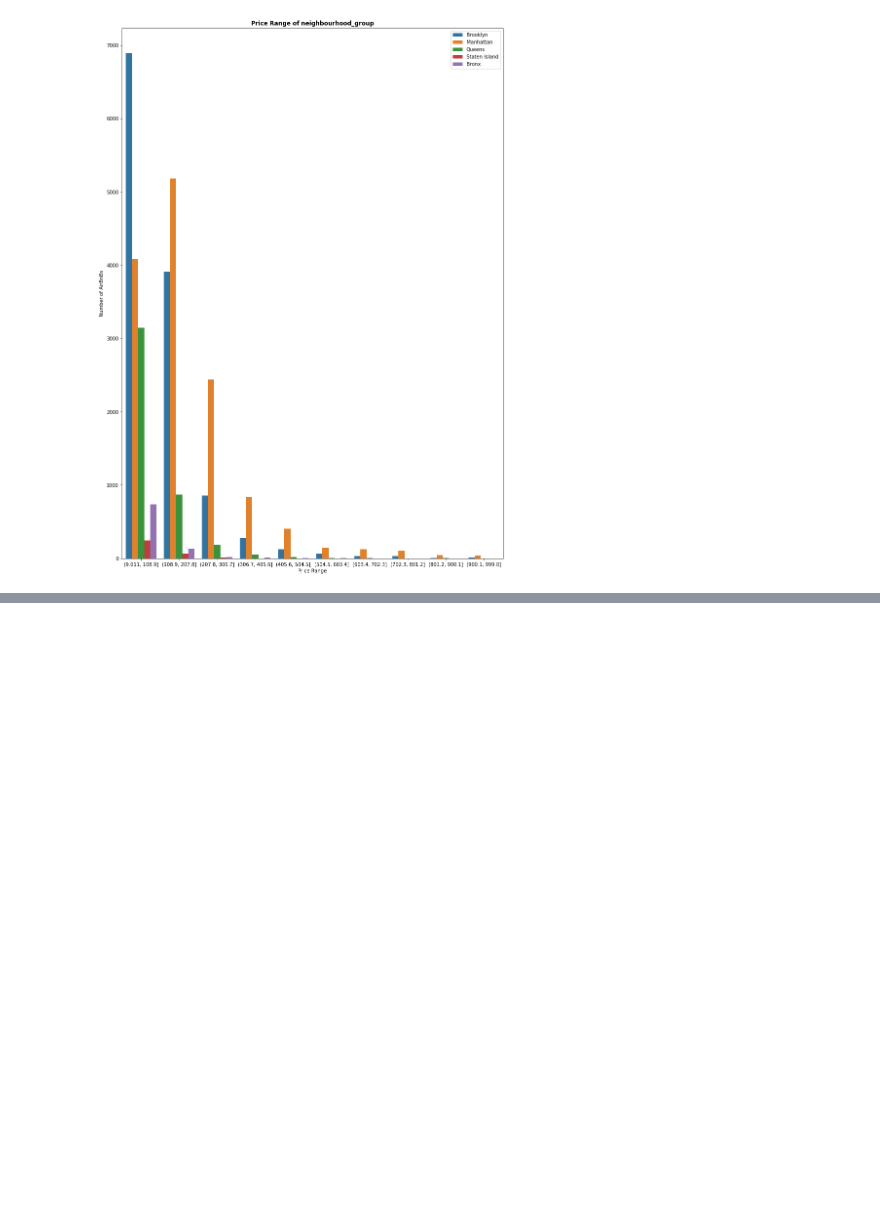
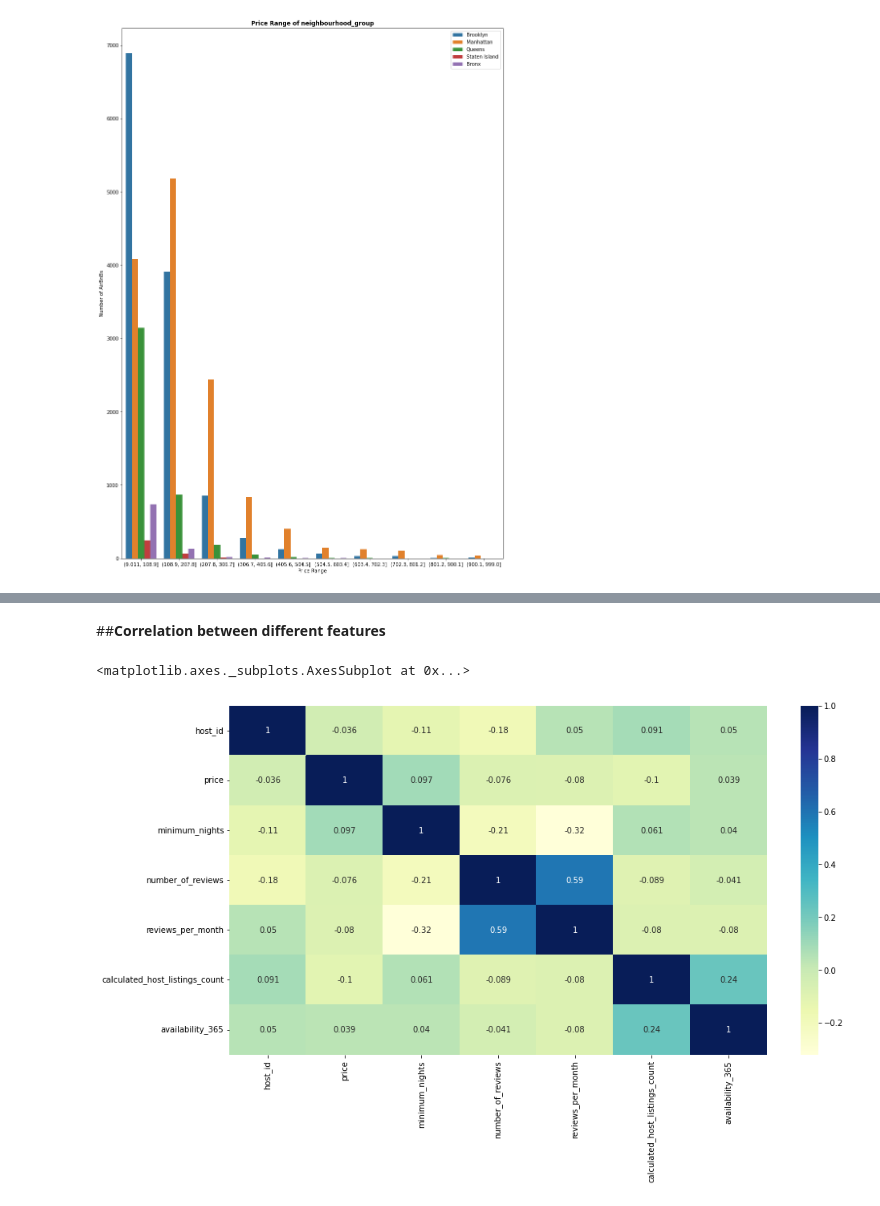
Before and after one commit to priyanshuupadhyay15/EDA_Airbnb_NYC, a Jupyter notebook: EDA_Airbnb.ipynb, the cells around one changed output, grey strips where cells are left out. Cells and saved outputs as stored; diff of their text form; code cells hidden in the pictures; blank space fills up the shorter version.

```diff
--- a/EDA_Airbnb.ipynb
+++ b/EDA_Airbnb.ipynb
@@ -348,0 +366,10 @@ Text(0.5, 0, 'Price Range')
+# %% [markdown]
+##**Correlation between different features**
+# %%
+airbnb_new = airbnb.drop(['latitude', 'longitude'], axis = 1)
+airbnb_corr = airbnb_new.corr(method = 'kendall')
+plt.figure(figsize = (15,8))
+sns.heatmap(airbnb_corr, cmap = 'YlGnBu', annot = True)
+# %% [output]
+<matplotlib.axes._subplots.AxesSubplot at 0x...>
+[figure, added]
```
Also changed, not shown: parts of 16 cells of this notebook.
